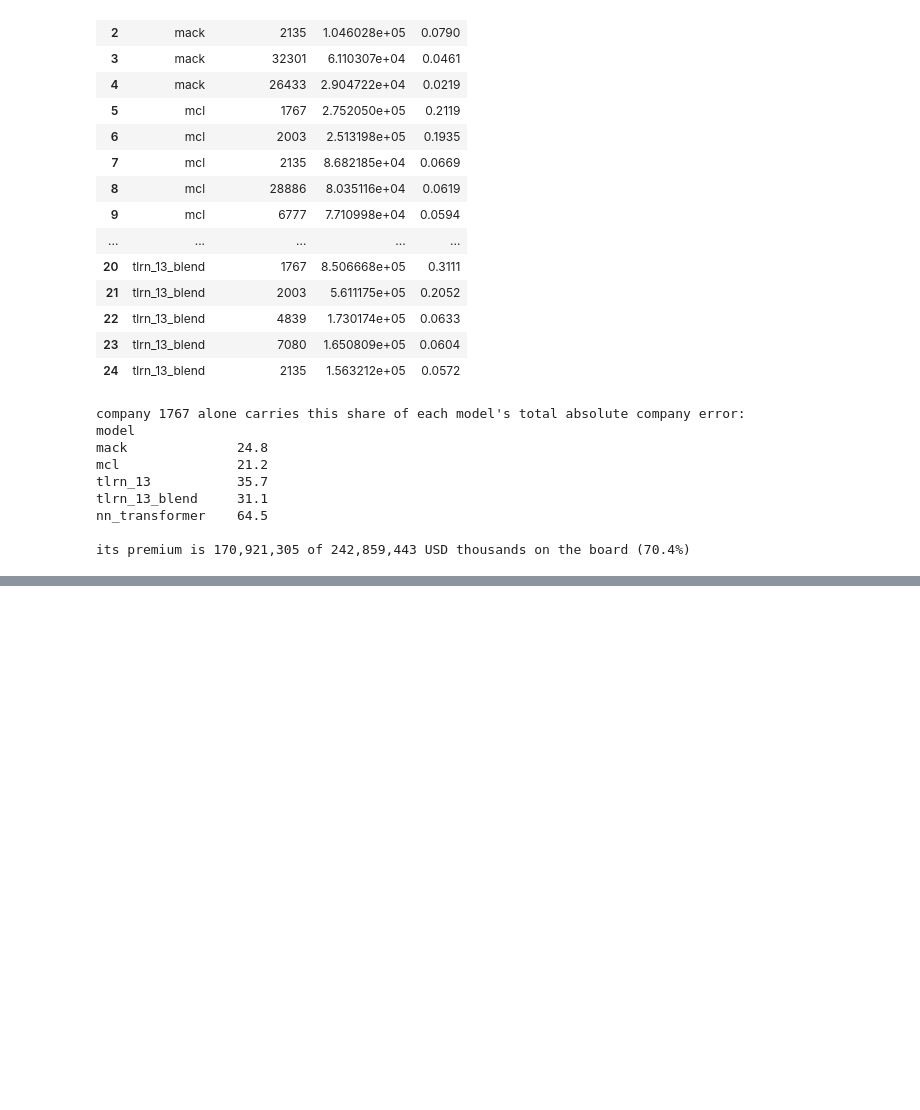
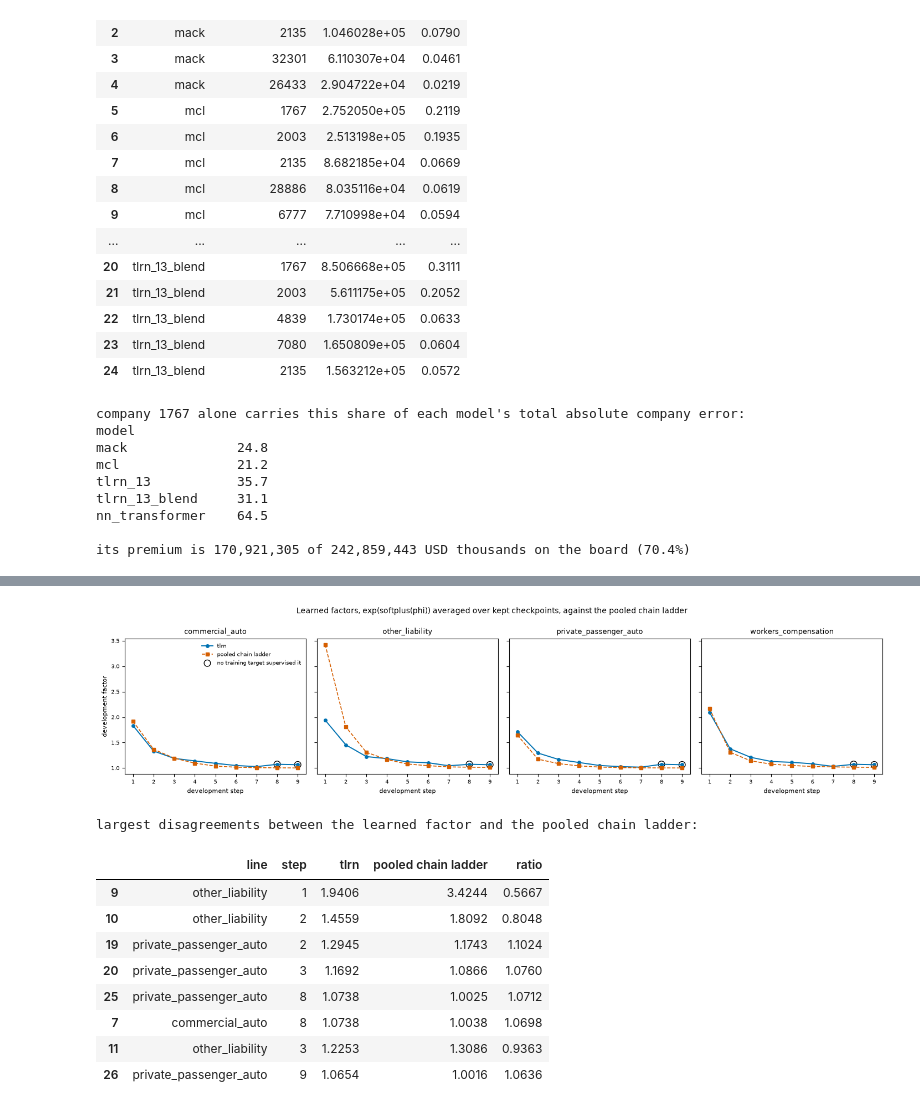
Before and after one commit to EKtheSage/ibnr, a Jupyter notebook: analysis/04_nn_architectures_vs_classical.ipynb, the cells around one changed output, grey strips where cells are left out. Drawn from its saved outputs; the diff is of its cells as text; code cells hidden in the pictures; blank space fills up the shorter version.

```diff
--- a/analysis/04_nn_architectures_vs_classical.ipynb
+++ b/analysis/04_nn_architectures_vs_classical.ipynb
@@ -2710,0 +2949,63 @@ SMOKE RUN - none of the scores above may be quoted.
+# %%
+# The learned development factors against the pooled chain ladder's, per line.
+_pooled = pooled_cl_factors(_contract["values"][:, :, 0], FINAL_CUTOFF)
+_learned = np.mean(
+    [torch.nn.functional.softplus(m.phi.detach()).numpy() for m in _entry.models_], axis=0
+)
+_support = _entry.factor_support_
+
+fig, axes = plt.subplots(1, _n_l, figsize=(3.6 * _n_l, 3.6), sharey=True, squeeze=False)
+for li, ax in enumerate(axes[0]):
+    steps = np.arange(1, _n_d)
+    ax.plot(steps, np.exp(_learned[li]), "o-", lw=1.4, ms=4, color="#0072B2", label="tlrn")
+    ax.plot(steps, _pooled[li], "s--", lw=1.2, ms=4, color="#D55E00", label="pooled chain ladder")
+    if _support is not None:
+        off = np.nonzero(~_support[li])[0]
+        if off.size:
+            ax.scatter(
+                off + 1,
+                np.exp(_learned[li])[off],
+                s=70,
+                facecolors="none",
+                edgecolors="black",
+                lw=1.0,
+                label="no training target supervised it",
+            )
+    ax.set_title(_contract["lob_levels"][li][:22], fontsize=9)
+    ax.set_xlabel("development step", fontsize=8)
+    ax.tick_params(labelsize=7)
+axes[0][0].set_ylabel("development factor", fontsize=8)
+axes[0][0].legend(fontsize=7, frameon=False)
+fig.suptitle(
+    "Learned factors, exp(softplus(phi)) averaged over kept checkpoints, "
+    "against the pooled chain ladder",
+    fontsize=10,
+)
+fig.tight_layout()
+plt.show()
+
+_table = pd.DataFrame(
+    {
+        "line": np.repeat([lb for lb in _contract["lob_levels"]], _n_d - 1),
+        "step": list(range(1, _n_d)) * _n_l,
+        "tlrn": np.exp(_learned).reshape(-1),
+        "pooled chain ladder": _pooled.reshape(-1),
+    }
+)
+_table["ratio"] = _table["tlrn"] / _table["pooled chain ladder"]
+print("largest disagreements between the learned factor and the pooled chain ladder:")
+display(
+    _table.reindex(_table["ratio"].sub(1).abs().sort_values(ascending=False).index).head(8).round(4)
+)
+# %% [output]
+[figure, added]
+largest disagreements between the learned factor and the pooled chain ladder:
+|  | line | step | tlrn | pooled chain ladder | ratio |
+| 9 | other_liability | 1 | 1.9406 | 3.4244 | 0.5667 |
+| 10 | other_liability | 2 | 1.4559 | 1.8092 | 0.8048 |
+| 19 | private_passenger_auto | 2 | 1.2945 | 1.1743 | 1.1024 |
+| 20 | private_passenger_auto | 3 | 1.1692 | 1.0866 | 1.0760 |
+| 25 | private_passenger_auto | 8 | 1.0738 | 1.0025 | 1.0712 |
+| 7 | commercial_auto | 8 | 1.0738 | 1.0038 | 1.0698 |
+| 11 | other_liability | 3 | 1.2253 | 1.3086 | 0.9363 |
+| 26 | private_passenger_auto | 9 | 1.0654 | 1.0016 | 1.0636 |
```
Also changed, not shown: parts of 17 cells of this notebook.
